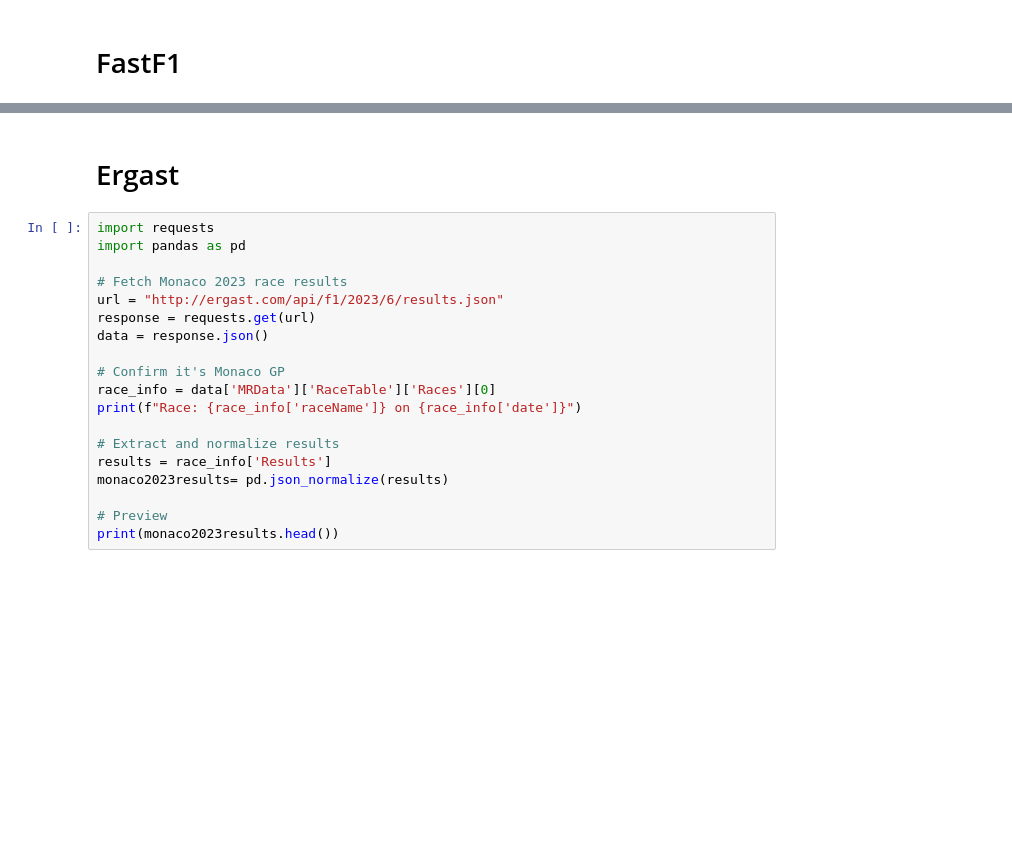
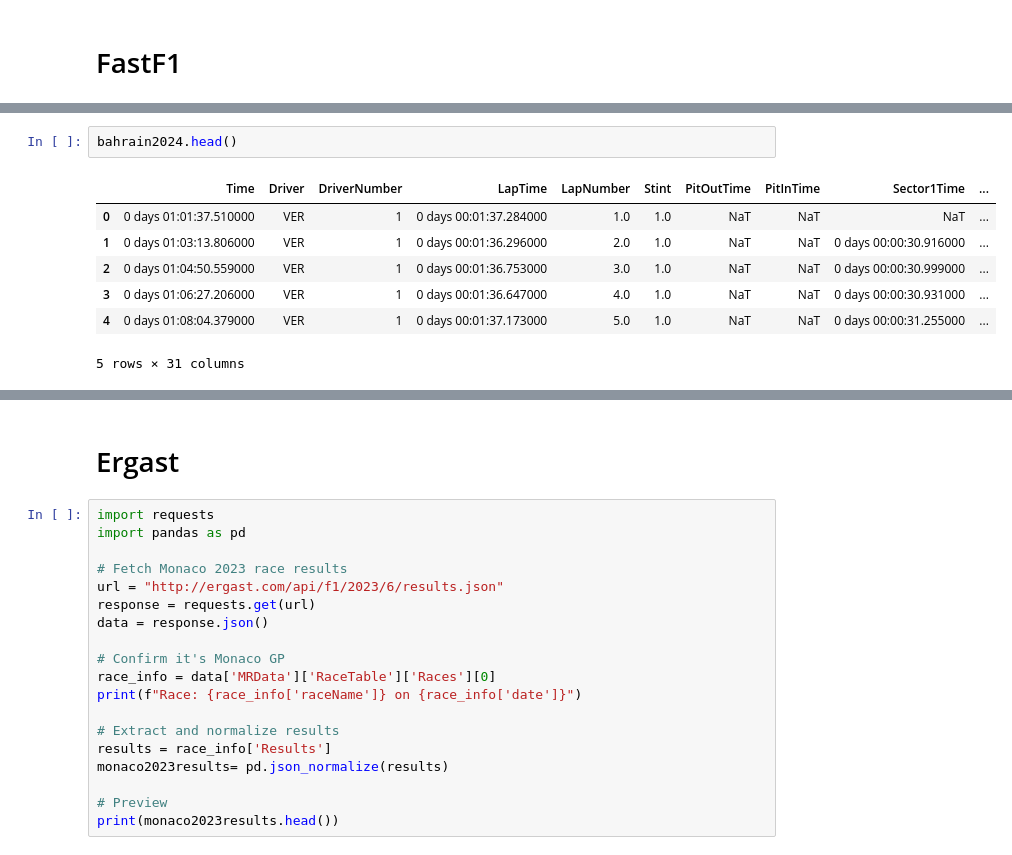
Before and after one commit to pranavvats32/F1-RaceWinner-Prediction-using-ML, a Jupyter notebook: init_bahrain2024.ipynb, the cells around one changed output, grey strips where cells are left out. Drawn from its saved outputs; the diff is of its cells as text; blank space fills up the shorter version.

```diff
--- a/init_bahrain2024.ipynb
+++ b/init_bahrain2024.ipynb
@@ -33,0 +40,10 @@ bahrain2024 = session.laps
+# %%
+bahrain2024.head()
+# %% [output]
+|  | Time | Driver | DriverNumber | LapTime | LapNumber | Stint | PitOutTime | PitInTime | Sector1Time | ... |
+| 0 | 0 days 01:01:37.510000 | VER | 1 | 0 days 00:01:37.284000 | 1.0 | 1.0 | NaT | NaT | NaT | ... |
+| 1 | 0 days 01:03:13.806000 | VER | 1 | 0 days 00:01:36.296000 | 2.0 | 1.0 | NaT | NaT | 0 days 00:00:30.916000 | ... |
+| 2 | 0 days 01:04:50.559000 | VER | 1 | 0 days 00:01:36.753000 | 3.0 | 1.0 | NaT | NaT | 0 days 00:00:30.999000 | ... |
+| 3 | 0 days 01:06:27.206000 | VER | 1 | 0 days 00:01:36.647000 | 4.0 | 1.0 | NaT | NaT | 0 days 00:00:30.931000 | ... |
+| 4 | 0 days 01:08:04.379000 | VER | 1 | 0 days 00:01:37.173000 | 5.0 | 1.0 | NaT | NaT | 0 days 00:00:31.255000 | ... |
+5 rows × 31 columns
```
Also changed, not shown: parts of 12 cells of this notebook.
